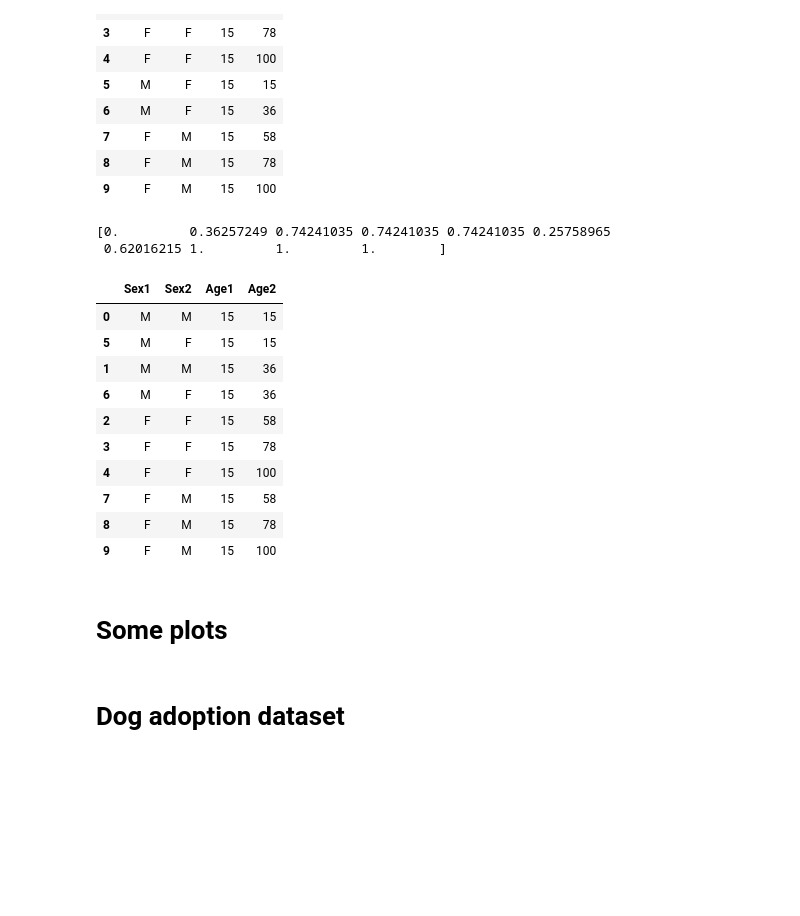
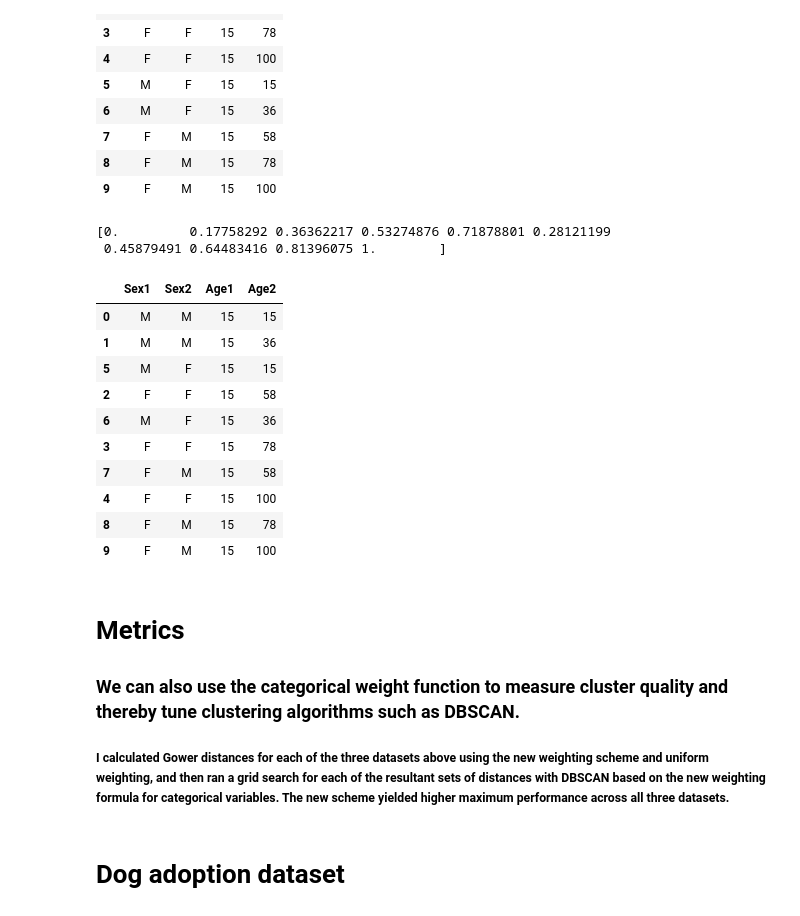
Before and after one commit to chrico-bu-uab/gower, a Jupyter notebook: examples.ipynb, the cells around one changed output. Drawn from its saved outputs; the diff is of its cells as text; code cells hidden in the pictures; blank space fills up the shorter version.

Commit message:
additional tweaks to num weights

```diff
--- a/examples.ipynb
+++ b/examples.ipynb
@@ -44,22 +29,20 @@ df.loc[np.argsort(distances)]
 | 8 | F | M | 15 | 78 |
 | 9 | F | M | 15 | 100 |
 # %%
-distances = np.diag(gower_matrix(df[["Sex1", "Age1"]].to_numpy(), df[["Sex2", "Age2"]].to_numpy(), R=(25, 75)))
+distances = np.diag(gower_matrix(df[["Sex1", "Age1"]].to_numpy(), df[["Sex2", "Age2"]].to_numpy()))
 print(distances)
 df.loc[np.argsort(distances)]
 # %% [output]
-[0.         0.36257249 0.74241035 0.74241035 0.74241035 0.25758965
- 0.62016215 1.         1.         1.        ]
+[0.         0.17758292 0.36362217 0.53274876 0.71878801 0.28121199
+ 0.45879491 0.64483416 0.81396075 1.        ]
 |  | Sex1 | Sex2 | Age1 | Age2 |
 | 0 | M | M | 15 | 15 |
+| 1 | M | M | 15 | 36 |
 | 5 | M | F | 15 | 15 |
-| 1 | M | M | 15 | 36 |
+| 2 | F | F | 15 | 58 |
 | 6 | M | F | 15 | 36 |
-| 2 | F | F | 15 | 58 |
 | 3 | F | F | 15 | 78 |
+| 7 | F | M | 15 | 58 |
 | 4 | F | F | 15 | 100 |
-| 7 | F | M | 15 | 58 |
 | 8 | F | M | 15 | 78 |
 | 9 | F | M | 15 | 100 |
-# %% [markdown]
-# Some plots
@@ -69,3 +49,9 @@ MAX = 40
+# %% [markdown]
+# Metrics
+
+### We can also use the categorical weight function to measure cluster quality and thereby tune clustering algorithms such as DBSCAN.
+
+##### I calculated Gower distances for each of the three datasets above using the new weighting scheme and uniform weighting, and then ran a grid search for each of the resultant sets of distances with DBSCAN based on the new weighting formula for categorical variables. The new scheme yielded higher maximum performance across all three datasets.
 # %% [markdown]
 # Dog adoption dataset
 # %%
```
Also changed, not shown: parts of 17 cells of this notebook, 1 other file.
